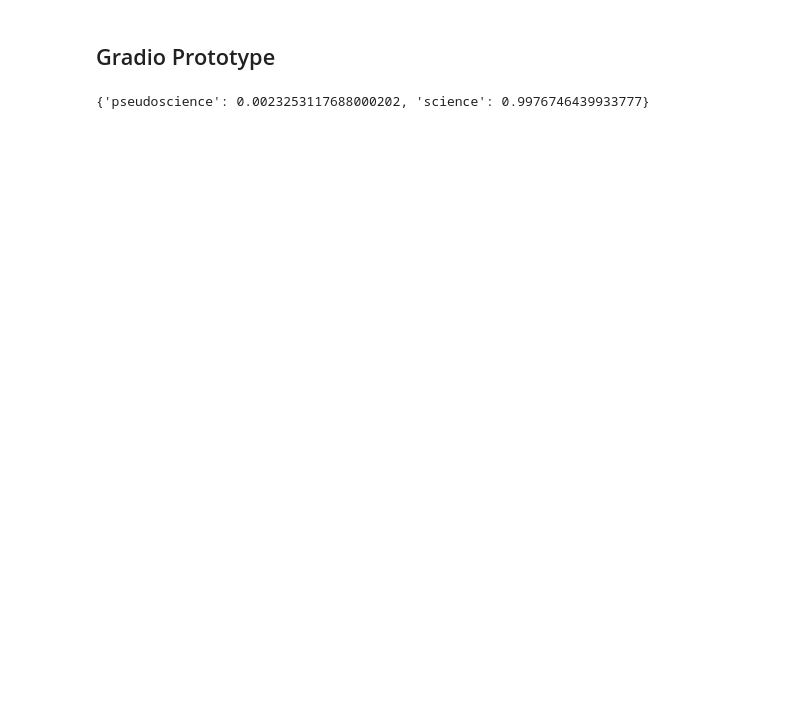
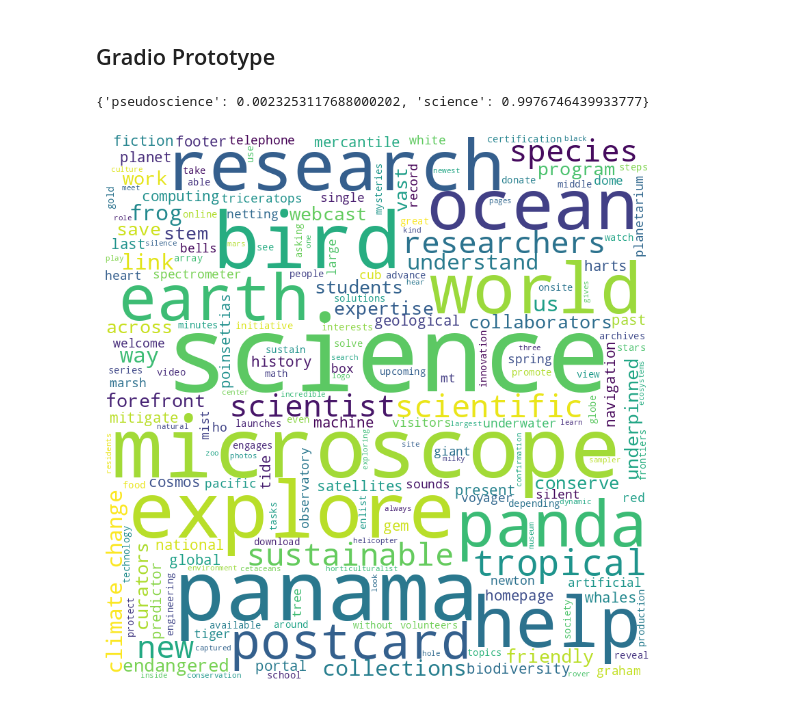
Before and after one commit to sbavery/pseudometer, a Jupyter notebook: nbs/02_app_gradio.ipynb, the cells around one changed output. Cells and saved outputs as stored; diff of their text form; code cells hidden in the pictures; blank space fills up the shorter version.

Commit message:
Adding wordcloud

```diff
--- a/nbs/02_app_gradio.ipynb
+++ b/nbs/02_app_gradio.ipynb
@@ -40,9 +41,21 @@ def predict(url):
         text = ' '.join(page.cleaned_text)
         with learn.no_bar(), learn.no_logging():
             pred,idx,probs = learn.predict(text)
-        return dict(zip(categories, map(float,probs)))
+        wordcloud = WordCloud(width = 800, height = 800,
+                background_color ='white',
+                min_font_size = 10).generate(text)
+
+        # plot the WordCloud image
+        fig = plt.figure(figsize = (8, 8), facecolor = None)
+        plt.imshow(wordcloud)
+        plt.axis("off")
+        plt.tight_layout(pad = 0)
+        return (dict(zip(categories, map(float,probs))), fig)
 # %%
-predict('https://www.si.edu/explore/science')
+d, fig = predict('https://www.si.edu/explore/science')
+print(d)
+fig.show()
 # %% [output]
 {'pseudoscience': 0.0023253117688000202, 'science': 0.9976746439933777}
+[figure, added]
 # %%
```
Also changed, not shown: parts of 4 cells of this notebook, 1 other file.
